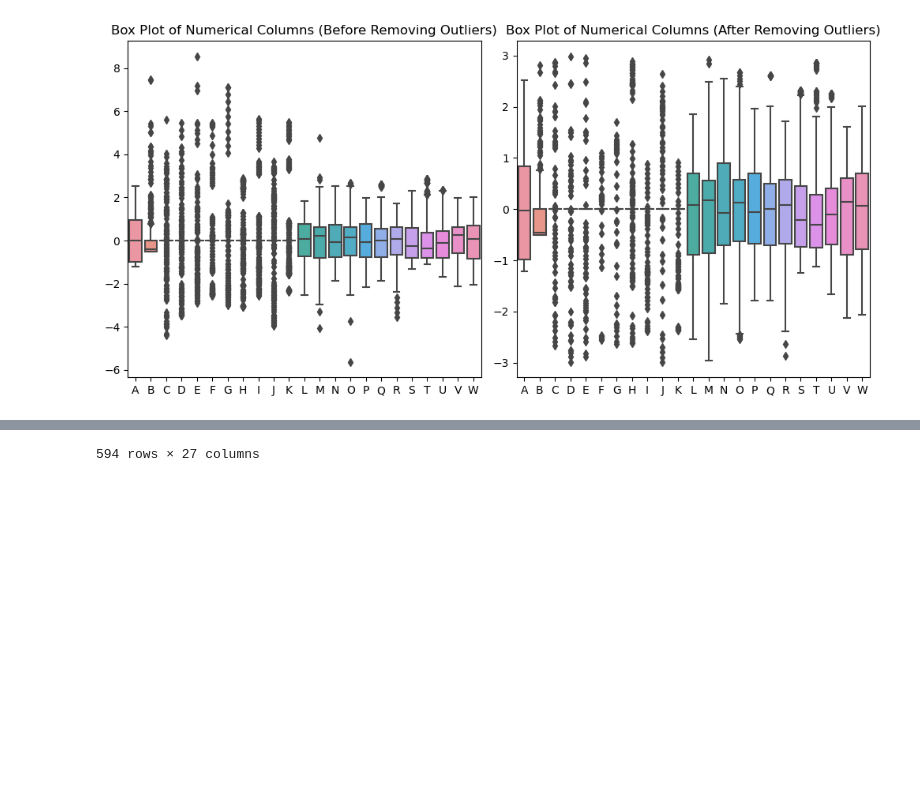
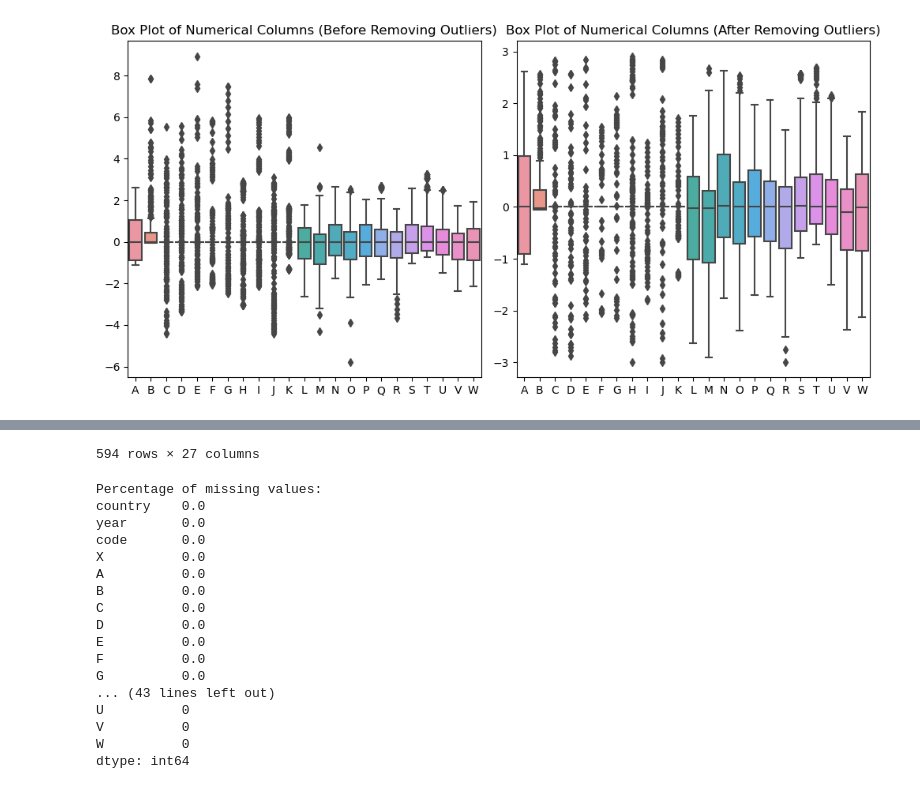
Before and after one commit to SSEMWOGERERE948/Recess_2023_A, a Jupyter notebook: data_set.ipynb, the cells around one changed output, grey strips where cells are left out. Saved outputs shown, nothing was run; the diff lists cells and outputs as text; code cells hidden in the pictures; blank space fills up the shorter version.

```diff
--- a/data_set.ipynb
+++ b/data_set.ipynb
@@ -9,45 +26,58 @@ from sklearn.model_selection import train_test_split
 # %%
+# Step 1: Load the data and perform previous steps
+import pandas as pd
+import seaborn as sns
+import matplotlib.pyplot as plt
 
-
-# Step 1: Load the data and perform previous steps
 df = pd.read_csv("MalariaAfricaDataset.csv")
 df.columns = ["country", "year", "code" ,"A","B","C","D","E","F","G","H","I","J","K","L","M","N","O","P","Q","R","S","T","U","V", "W","X"]
 numeric_values = df.drop(["country", "year", "code", "X"], axis=1)
-mean = numeric_values.mean()
-df1 = numeric_values.fillna(mean)
+median = numeric_values.median()
+df1 = numeric_values.fillna(median)
 
 # Step 2: Normalize the data frame using the same approach you mentioned
-df1 = df1.apply(lambda iterator: ((iterator - iterator.mean()) / iterator.std()).round(5))
+df1 = df1.apply(lambda iterator: ((iterator - iterator.median()) / iterator.std()).round(5))
 
 # Step 3: Identify and remove outliers using Z-score
-z_scores = df1.apply(lambda x: (x - x.mean()) / x.std())  # Calculate Z-scores for each column
+z_scores = df1.apply(lambda x: (x - x.median()) / x.std())  # Calculate Z-scores for each column
 threshold = 3  # Define the Z-score threshold to identify outliers (you can adjust this value as needed)
 
 # Filter rows where any value's absolute Z-score is greater than the threshold
 outliers_removed = df1[(z_scores.abs() < threshold).all(axis=1)]
 
 # Step 4: Visualization to compare the box plot before and after removing outliers
 plt.figure(figsize=(10, 5))
 plt.subplot(1, 2, 1)
 sns.boxplot(data=df1)
 plt.title('Box Plot of Numerical Columns (Before Removing Outliers)')
 
 plt.subplot(1, 2, 2)
 sns.boxplot(data=outliers_removed)
 plt.title('Box Plot of Numerical Columns (After Removing Outliers)')
 plt.tight_layout()
 
 plt.show()
 
 # Step 5: Put back the non-numeric columns into the data frame
 non_numeric = df[["country", "year", "code", "X"]]  # Correct column names here
 df_combined = pd.concat([non_numeric, outliers_removed], axis=1)
 
 # Fill null values with 0 in the df_combined DataFrame
 df_combined = df_combined.fillna(0)
 
 # Display the DataFrame with null values filled with 0
 display(df_combined)
+
+# Step 6: Determine percentage of missing values and number of blanks
+total_rows = df_combined.shape[0]
+missing_percentages = df_combined.isnull().sum() / total_rows * 100
+number_of_blanks = df_combined.isnull().sum()
+
+print("Percentage of missing values:")
+print(missing_percentages)
+
+print("\nNumber of blanks:")
+print(number_of_blanks)
 # %% [output]
-[figure, old version]
+[figure, new version]
 |  | country | year | code | X | A | B | C | D | E | F | ... | ... |
@@ -65,4 +95,21 @@ display(df_combined)
 594 rows × 27 columns
+Percentage of missing values:
+country    0.0
+year       0.0
+code       0.0
+X          0.0
+A          0.0
+B          0.0
+C          0.0
+D          0.0
+E          0.0
+F          0.0
+G          0.0
+... (43 lines left out)
+U          0
+V          0
+W          0
+dtype: int64
 # %%
 # Histogram for a numeric column
 plt.hist(df_combined['C'], bins=20)
```
Also changed, not shown: parts of 3 cells of this notebook, 1 other file.
